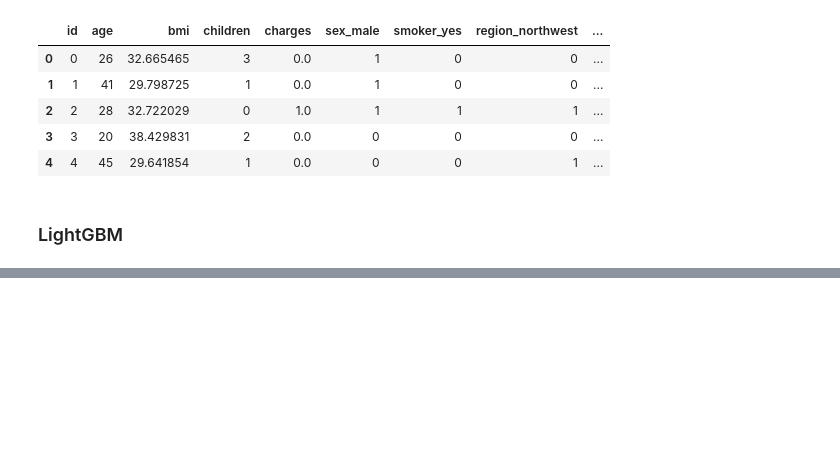
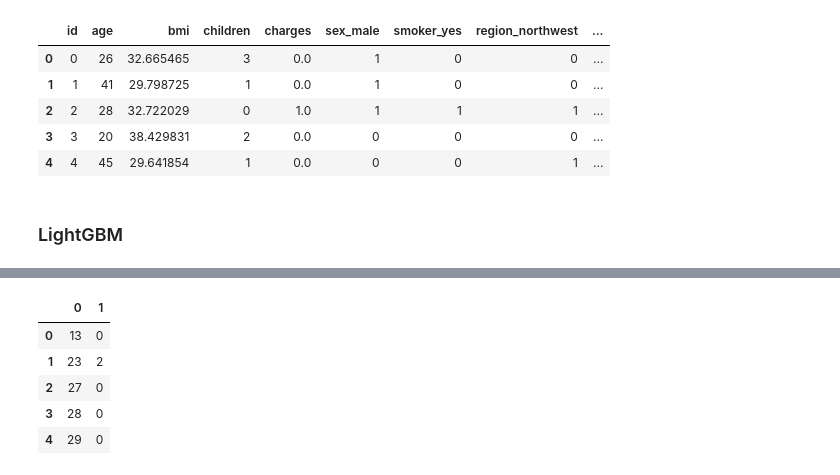
Before and after one commit to RooibosGood/signate, a Jupyter notebook: Begginer11/begginer11.ipynb, the cells around one changed output, grey strips where cells are left out. Cells and saved outputs as stored; diff of their text form; code cells hidden in the pictures; blank space fills up the shorter version.

```diff
--- a/Begginer11/begginer11.ipynb
+++ b/Begginer11/begginer11.ipynb
@@ -222,0 +253,12 @@ array([[0.96773719, 0.02161381, 0.010649  ],
+# %%
+submit_sample[1] = y_pred_max
+submit_sample.to_csv('submit.csv',index = False header=None)
+# %%
+submit_sample.head()
+# %% [output]
+|  | 0 | 1 |
+| 0 | 13 | 0 |
+| 1 | 23 | 2 |
+| 2 | 27 | 0 |
+| 3 | 28 | 0 |
+| 4 | 29 | 0 |
```
Also changed, not shown: parts of 11 cells of this notebook, 1 other file.
